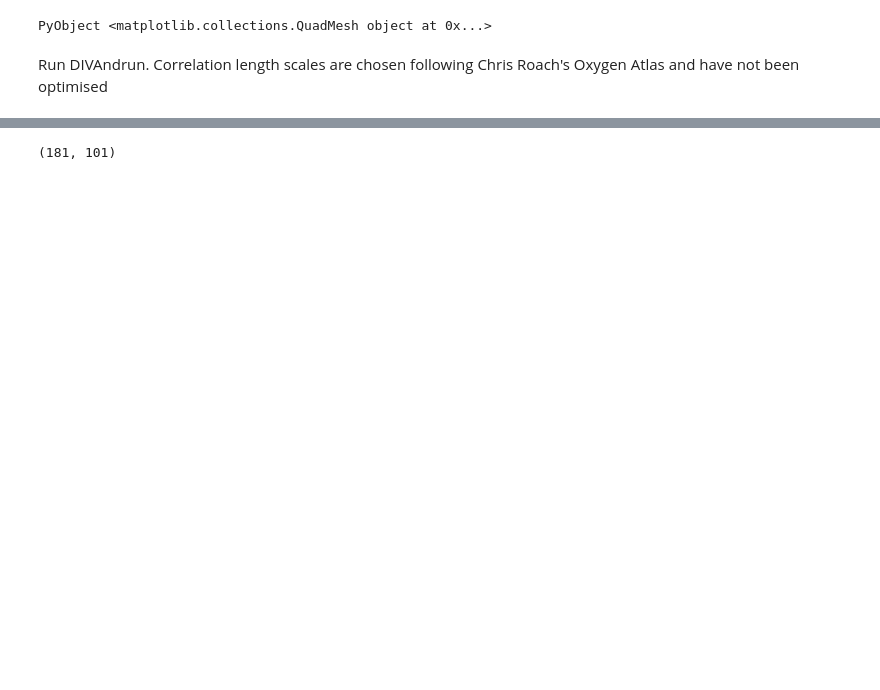
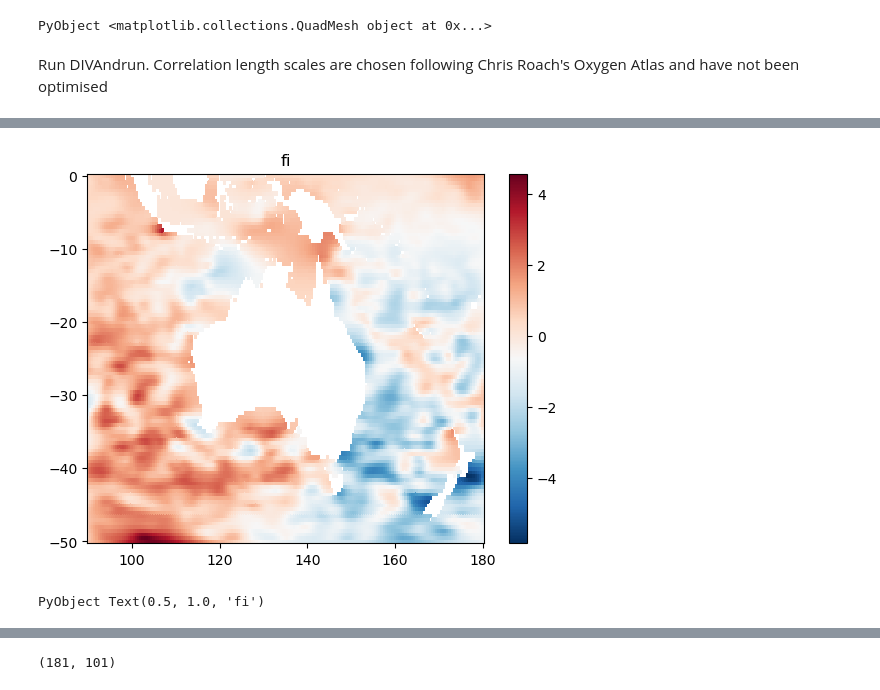
Before and after one commit to CARSv2/cars-v2, a Jupyter notebook: notebooks/parameter_sandbox.ipynb, the cells around one changed output, grey strips where cells are left out. Cells and saved outputs as stored; diff of their text form; code cells hidden in the pictures; blank space fills up the shorter version.

```diff
--- a/notebooks/parameter_sandbox.ipynb
+++ b/notebooks/parameter_sandbox.ipynb
@@ -254,0 +275,7 @@ PyObject <matplotlib.colorbar.Colorbar object at 0x...>
+# %%
+pcolor(xi, yi, fi,cmap="RdBu_r");
+colorbar()
+title("fi")
+# %% [output]
+[figure, added]
+PyObject Text(0.5, 1.0, 'fi')
```
Also changed, not shown: parts of 27 cells of this notebook.
